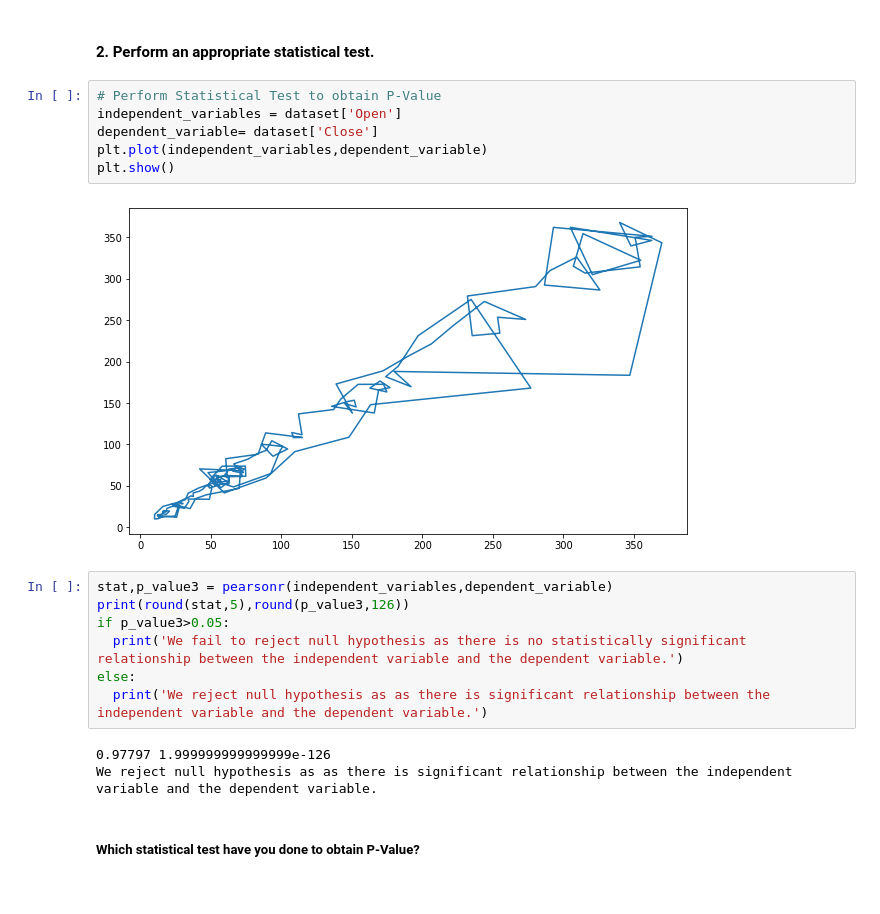
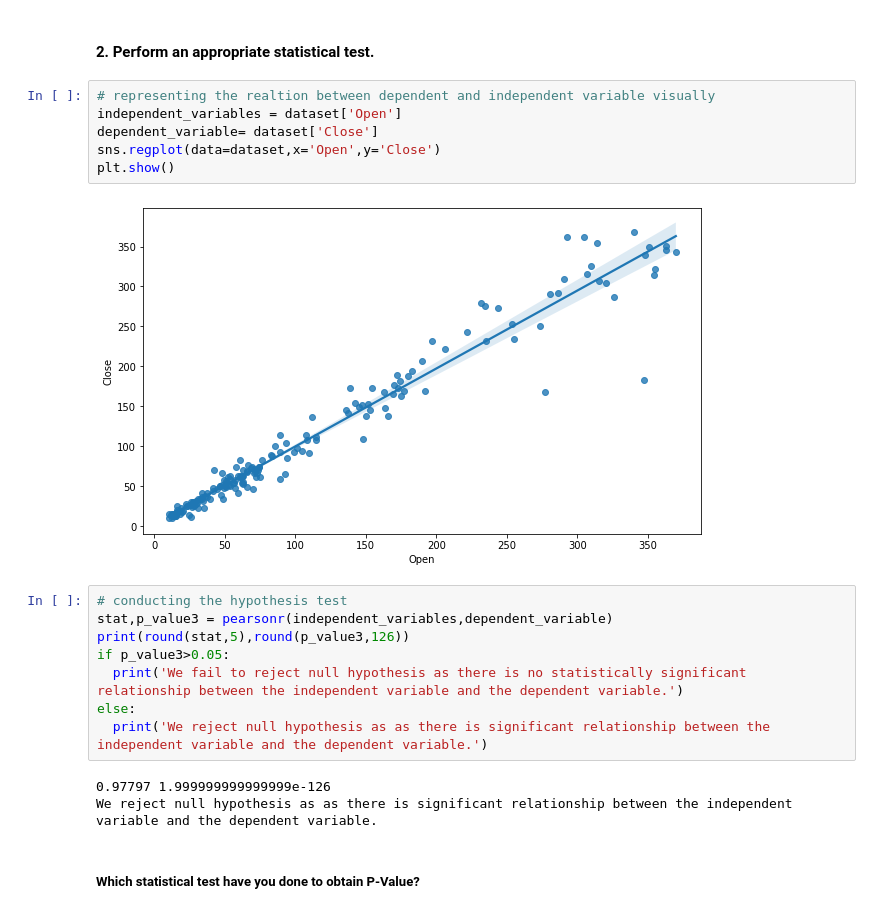
Before and after one commit to LuvMutreja/Yes-Bank-Closing-Stock-Price-Prediction, a Jupyter notebook: Regression_Project_Yes_Bank_Stock_Closing_Price_Prediction_.ipynb, the cells around one changed output. Saved outputs shown, nothing was run; the diff lists cells and outputs as text.

```diff
--- a/Regression_Project_Yes_Bank_Stock_Closing_Price_Prediction_.ipynb
+++ b/Regression_Project_Yes_Bank_Stock_Closing_Price_Prediction_.ipynb
@@ -1083,15 +1070,16 @@ Null Hypothesis: Independent and dependent variables are not correlated
 Alternate Hypothesis : Independent and dependent variables are correlated
 # %% [markdown]
 #### 2. Perform an appropriate statistical test.
-# %%
-# Perform Statistical Test to obtain P-Value
-independent_variables = dataset['Open']
-dependent_variable= dataset['Close']
-plt.plot(independent_variables,dependent_variable)
-plt.show()
-# %% [output]
-[figure, removed]
+# %%
+# representing the realtion between dependent and independent variable visually
+independent_variables = dataset['Open']
+dependent_variable= dataset['Close']
+sns.regplot(data=dataset,x='Open',y='Close')
+plt.show()
+# %% [output]
+[figure, added]
 # %%
+# conducting the hypothesis test
 stat,p_value3 = pearsonr(independent_variables,dependent_variable)
 print(round(stat,5),round(p_value3,126))
 if p_value3>0.05:
```
Also changed, not shown: parts of 119 cells of this notebook.
